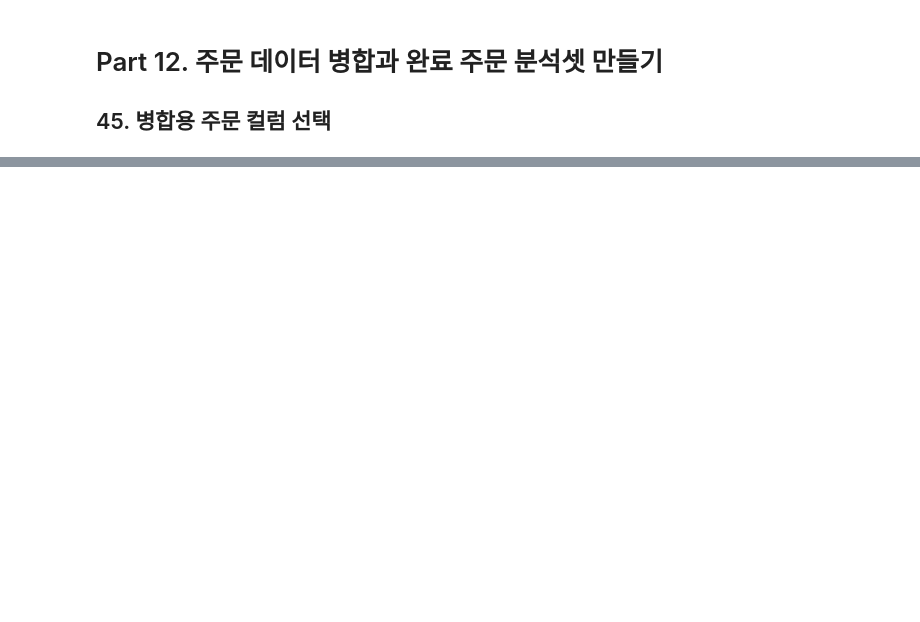
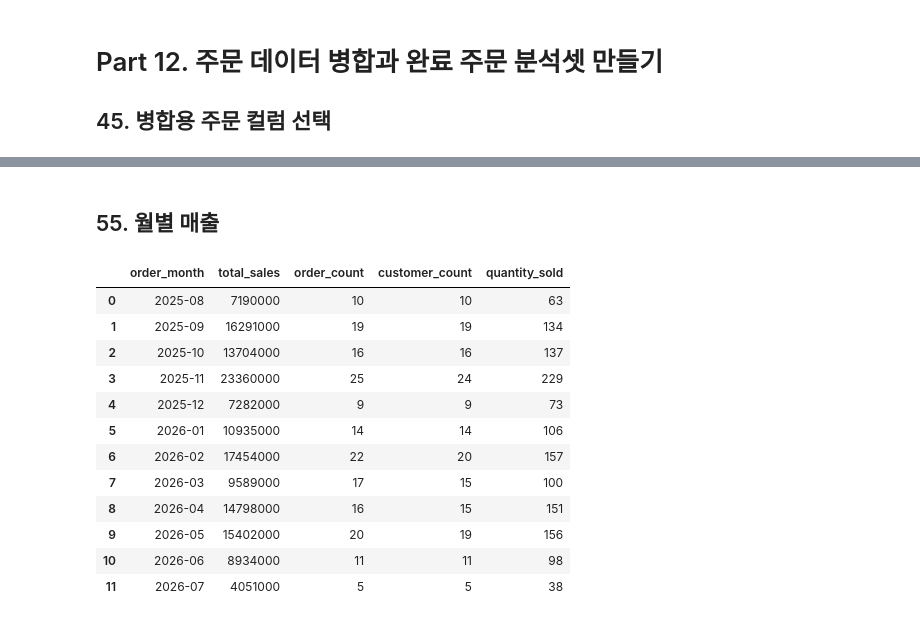
Before and after one commit to lsh0555/ai-data-analysis, a Jupyter notebook: notebooks/ch04_pandas_basic.ipynb, the cells around one changed output, grey strips where cells are left out. Cells and saved outputs as stored; diff of their text form; code cells hidden in the pictures; blank space fills up the shorter version.

```diff
--- a/notebooks/ch04_pandas_basic.ipynb
+++ b/notebooks/ch04_pandas_basic.ipynb
@@ -312,0 +519,12 @@ orders_for_merge = orders[
+# %%
+completed_items["order_date"] = pd.to_datetime(
+    completed_items["order_date"],
+    errors="coerce",
+
+    # corece는 null 결측값으로 바뀜
+)
+print(
+    "날짜 변환 실패:",
+    completed_items["order_date"].isna().sum(),
+    # isna() 결측 확인 함수
+)
@@ -312,0 +550,29 @@ orders_for_merge = orders[
+# %% [markdown]
+## 55. 월별 매출
+# %%
+monthly_sales = (
+    completed_items
+    .groupby("order_month", as_index=False)
+    .agg(
+        total_sales=("line_total", "sum"),
+        order_count=("order_id", "nunique"),
+        customer_count=("customer_id", "nunique"),
+        quantity_sold=("quantity", "sum"),
+    )
+    .sort_values("order_month")
+)
+display(monthly_sales)
+# %% [output]
+|  | order_month | total_sales | order_count | customer_count | quantity_sold |
+| 0 | 2025-08 | 7190000 | 10 | 10 | 63 |
+| 1 | 2025-09 | 16291000 | 19 | 19 | 134 |
+| 2 | 2025-10 | 13704000 | 16 | 16 | 137 |
+| 3 | 2025-11 | 23360000 | 25 | 24 | 229 |
+| 4 | 2025-12 | 7282000 | 9 | 9 | 73 |
+| 5 | 2026-01 | 10935000 | 14 | 14 | 106 |
+| 6 | 2026-02 | 17454000 | 22 | 20 | 157 |
+| 7 | 2026-03 | 9589000 | 17 | 15 | 100 |
+| 8 | 2026-04 | 14798000 | 16 | 15 | 151 |
+| 9 | 2026-05 | 15402000 | 20 | 19 | 156 |
+| 10 | 2026-06 | 8934000 | 11 | 11 | 98 |
+| 11 | 2026-07 | 4051000 | 5 | 5 | 38 |
```
Also changed, not shown: parts of 46 cells of this notebook, 4 other files.
